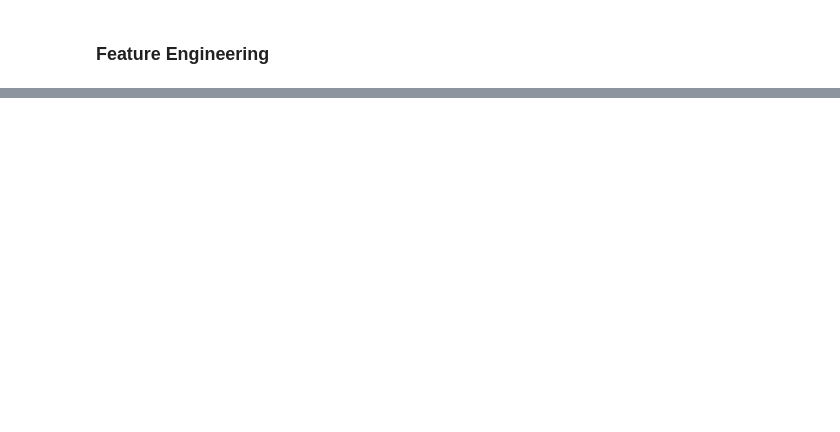
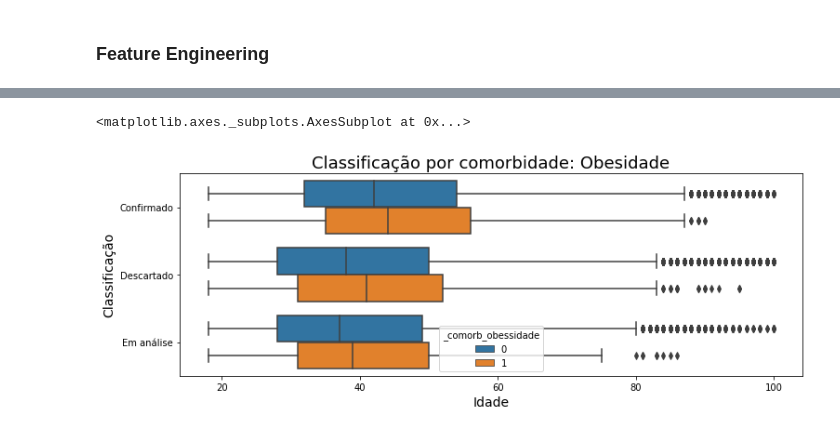
Before and after one commit to wander-asb/Estudos_ML, a Jupyter notebook: COVID_AM_TRATAMENTO_DE_DADOS.ipynb, the cells around one changed output, grey strips where cells are left out. Saved outputs shown, nothing was run; the diff lists cells and outputs as text; code cells hidden in the pictures; blank space fills up the shorter version.

```diff
--- a/COVID_AM_TRATAMENTO_DE_DADOS.ipynb
+++ b/COVID_AM_TRATAMENTO_DE_DADOS.ipynb
@@ -50,0 +71,10 @@ See the caveats in the documentation: https://pandas.pydata.org/pandas-docs/stab
+# %%
+ax = sn.boxplot(x = '_idade', y ='_classificacao', data = df_am, orient='h', hue='_comorb_obessidade')
+ax.figure.set_size_inches(12, 4)
+ax.set_title('Classificação por comorbidade: Obesidade', fontsize=18)
+ax.set_ylabel('Classificação', fontsize=14)
+ax.set_xlabel('Idade', fontsize=14)
+ax
+# %% [output]
+<matplotlib.axes._subplots.AxesSubplot at 0x...>
+[figure, added]
```
Also changed, not shown: parts of 17 cells of this notebook.
